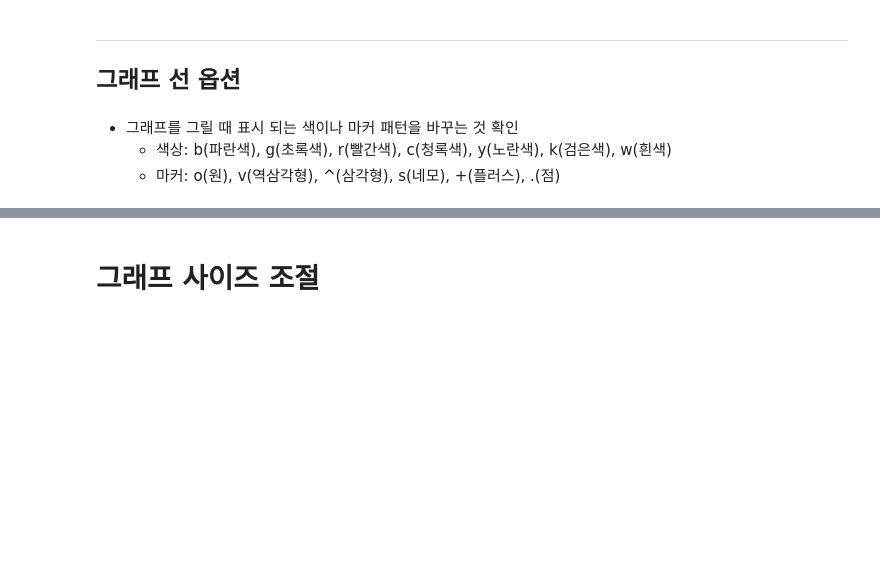
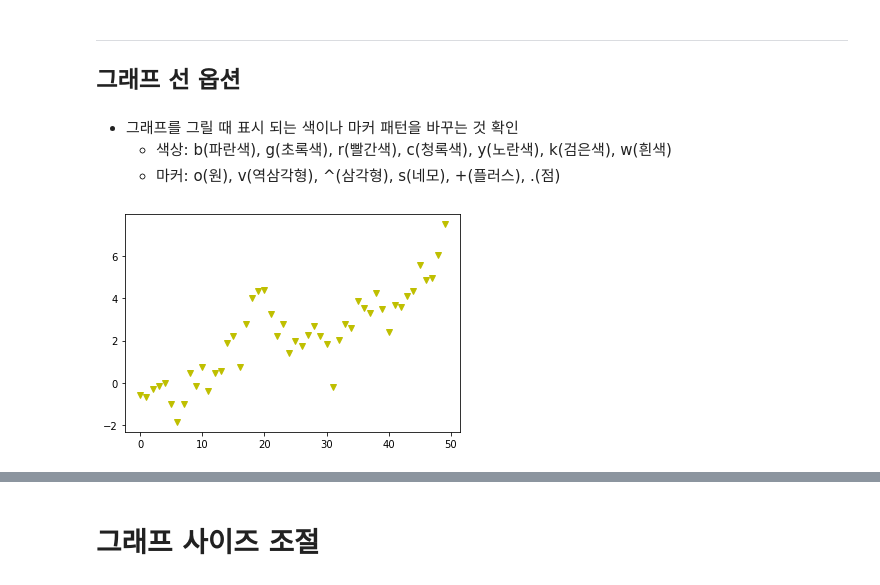
Before and after one commit to ollpp/prac_deeplearning, a Jupyter notebook: 개념/Part1) 인공지능에 대한 개념과 준비/실습코드/12. 인공지능 개발 준비 - 07~08. 시각화 기초(그래프).ipynb, the cells around one changed output, grey strips where cells are left out. Drawn from its saved outputs; the diff is of its cells as text; code cells hidden in the pictures; blank space fills up the shorter version.

```diff
--- a/개념/Part1) 인공지능에 대한 개념과 준비/실습코드/12. 인공지능 개발 준비 - 07~08. 시각화 기초(그래프).ipynb
+++ b/개념/Part1) 인공지능에 대한 개념과 준비/실습코드/12. 인공지능 개발 준비 - 07~08. 시각화 기초(그래프).ipynb
@@ -46,3 +91,8 @@ sort_columns : column을 알파벳 순서로 그린다.
 - 그래프를 그릴 때 표시 되는 색이나 마커 패턴을 바꾸는 것 확인
     - 색상: b(파란색), g(초록색), r(빨간색), c(청록색), y(노란색), k(검은색), w(흰색)
     - 마커: o(원), v(역삼각형), ^(삼각형), s(네모), +(플러스), .(점)
+# %%
+plt.plot(data, 'yv')
+plt.show()
+# %% [output]
+[figure, added]
```
Also changed, not shown: parts of 12 cells of this notebook, 2 other files.
